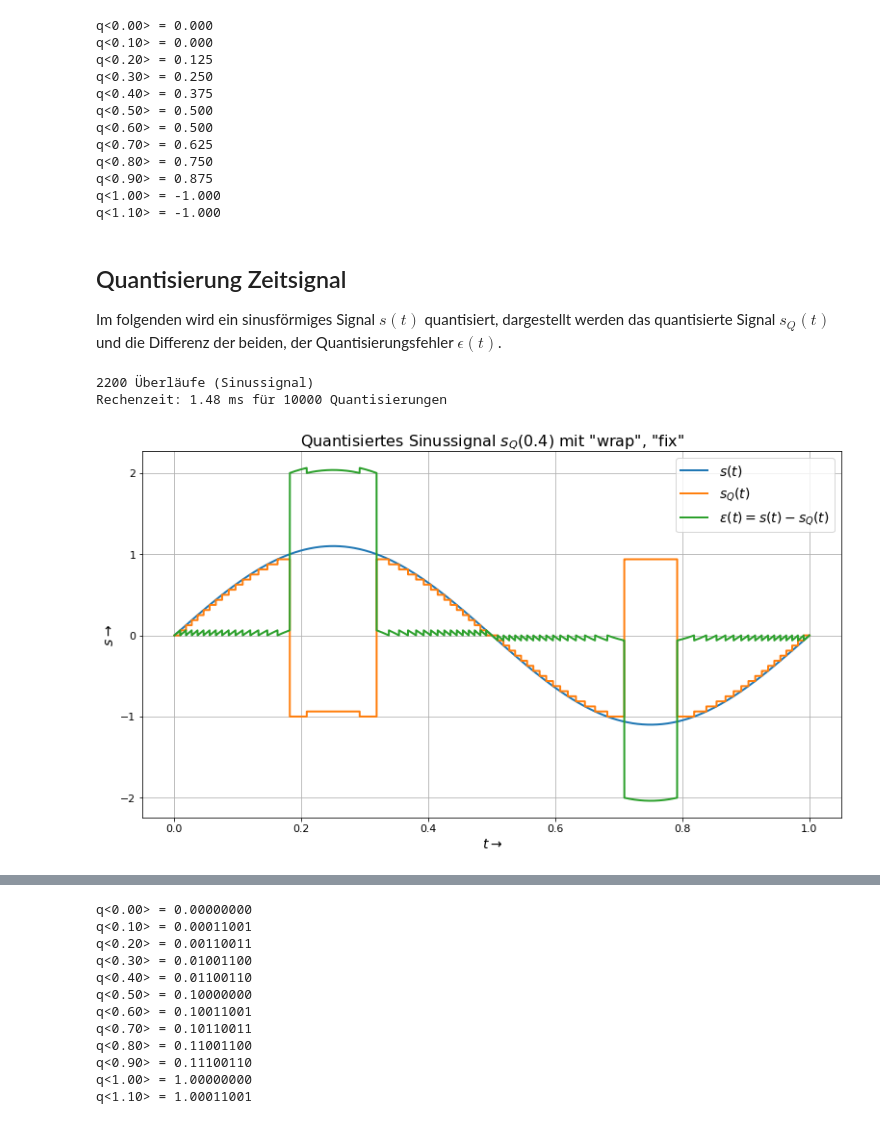
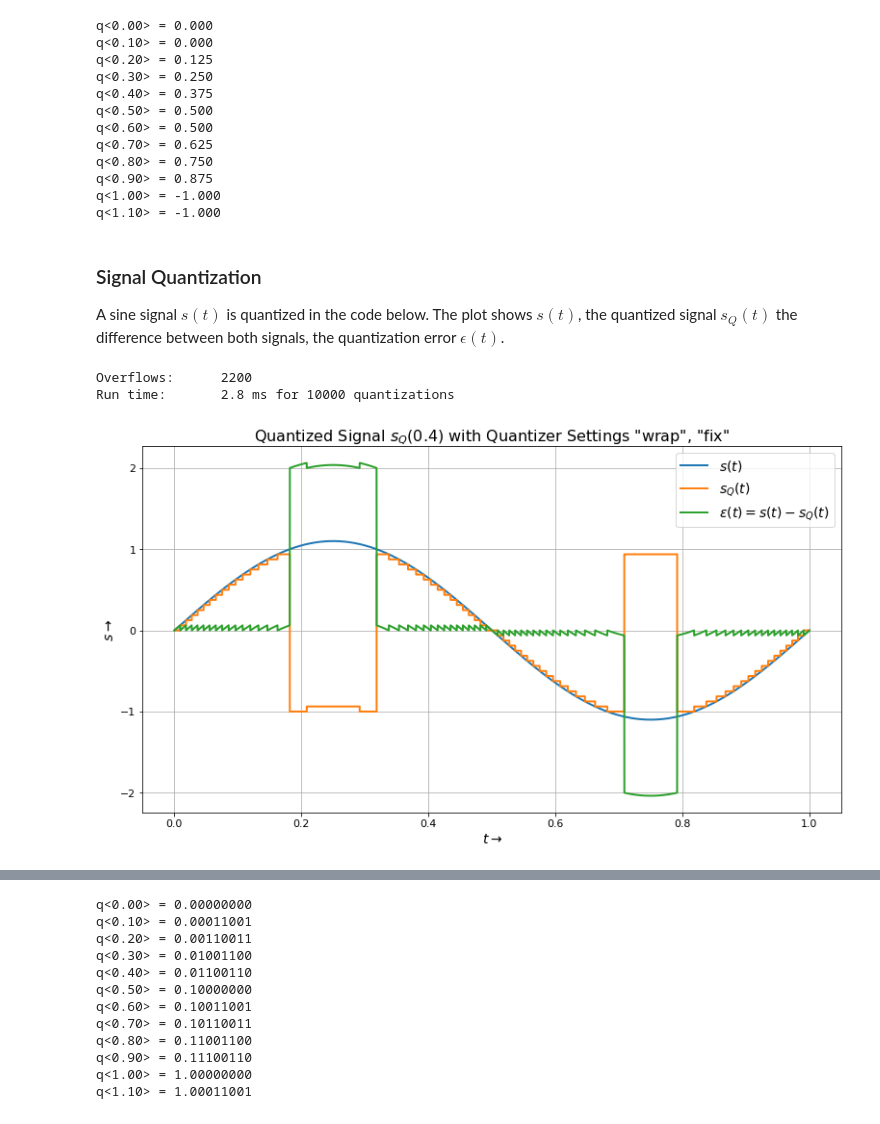
Before and after one commit to chipmuenk/dsp_nmigen, a Jupyter notebook: doc/FIX_intro.ipynb, the cells around one changed output, grey strips where cells are left out. Drawn from its saved outputs; the diff is of its cells as text; code cells hidden in the pictures.

```diff
--- a/doc/FIX_intro.ipynb
+++ b/doc/FIX_intro.ipynb
@@ -55,34 +74,33 @@ q<0.80> = 0.750
 q<0.90> = 0.875
 q<1.00> = -1.000
 q<1.10> = -1.000
-# %% [markdown]
-## Quantisierung Zeitsignal
-Im folgenden wird ein sinusförmiges Signal $s(t)$ quantisiert, dargestellt werden das quantisierte Signal $s_Q(t)$ und die Differenz der beiden, der Quantisierungsfehler $\epsilon(t)$.
+# %% [markdown]
+### Signal Quantization
+A sine signal $s(t)$ is quantized in the code below. The plot shows $s(t)$, the quantized signal $s_Q(t)$ the difference between both signals, the quantization error $\epsilon(t)$.
 # %%
 N = 10000; f_a = 1
 t = np.linspace(0, 1, N, endpoint=False)
 s = 1.1 * np.sin(2 * np.pi * f_a * t)
-x = np.linspace(-2, 2, N, endpoint=False)
 #
-q_dict = {'WI':0, 'WF': 4, 'quant':'fix', 'ovfl': 'wrap'} # try 'round' ; 'sat'
+q_dict = {'WI':0, 'WF': 4, 'quant':'fix', 'ovfl': 'wrap'} # also try 'round' ; 'sat'
 Q = fx.Fixed(q_dict) # quantizer instance with parameters defined above
 
 t_cpu = time.perf_counter()
 
-sq = Q.fixp(s) # quantize a
-print('{0} Überläufe (Sinussignal)'.format(Q.N_over))
-print('Rechenzeit: {0:.3g} ms für {1} Quantisierungen\n'.format((time.perf_counter()-t_cpu)*1000, Q.N))
+sq = Q.fixp(s) # quantize s
+print('Overflows:\t{0}'.format(Q.N_over))
+print('Run time:\t{0:.3g} ms for {1} quantizations\n'.format((time.perf_counter()-t_cpu)*1000, Q.N))
 #
 fig1, ax1 = plt.subplots(**figsize)
-ax1.set_title('Quantisiertes Sinussignal $s_Q$({0}.{1}) mit "{2}", "{3}"'.format(Q.WI, Q.WF, Q.ovfl, Q.quant))
+ax1.set_title('Quantized Signal $s_Q$({0}.{1}) with Quantizer Settings "{2}", "{3}"'.format(Q.WI, Q.WF, Q.ovfl, Q.quant))
 ax1.plot(t, s, label = r'$s(t)$', lw=2)
 ax1.step(t, sq, where = 'post', label = r'$s_Q(t)$', lw=2)
 ax1.plot(t, s-sq, label = r'$\epsilon(t) = s(t) - s_Q(t)$', lw=2)
 ax1.legend(fontsize = 14)
 ax1.grid(True)
 ax1.set_xlabel(r'$t \rightarrow$'); ax1.set_ylabel(r'$s \rightarrow$');
 #
 # %% [output]
-2200 Überläufe (Sinussignal)
-Rechenzeit: 1.48 ms für 10000 Quantisierungen
+Overflows:      2200
+Run time:       2.8 ms for 10000 quantizations
-[figure, old version]
+[figure, new version]
```
Also changed, not shown: parts of 18 cells of this notebook.
